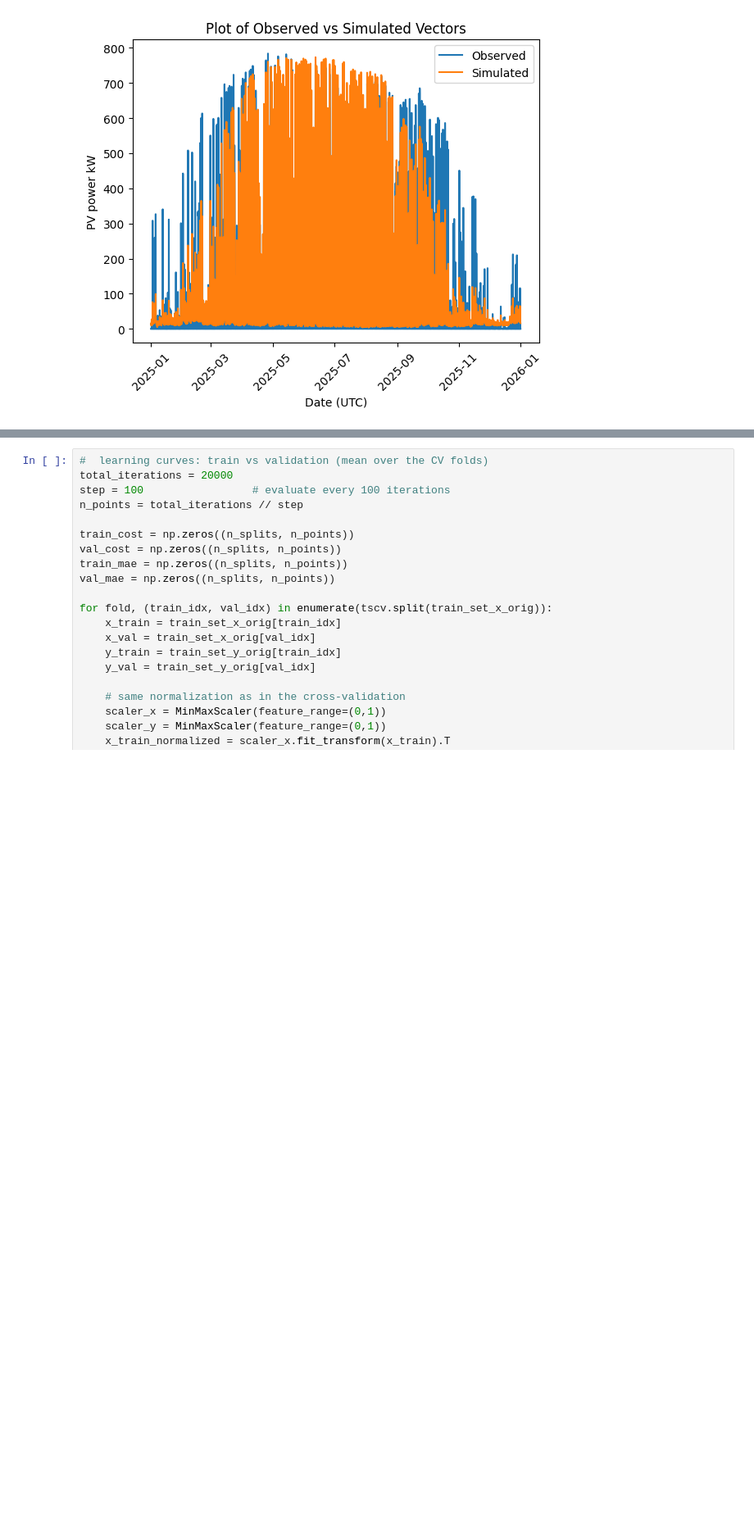
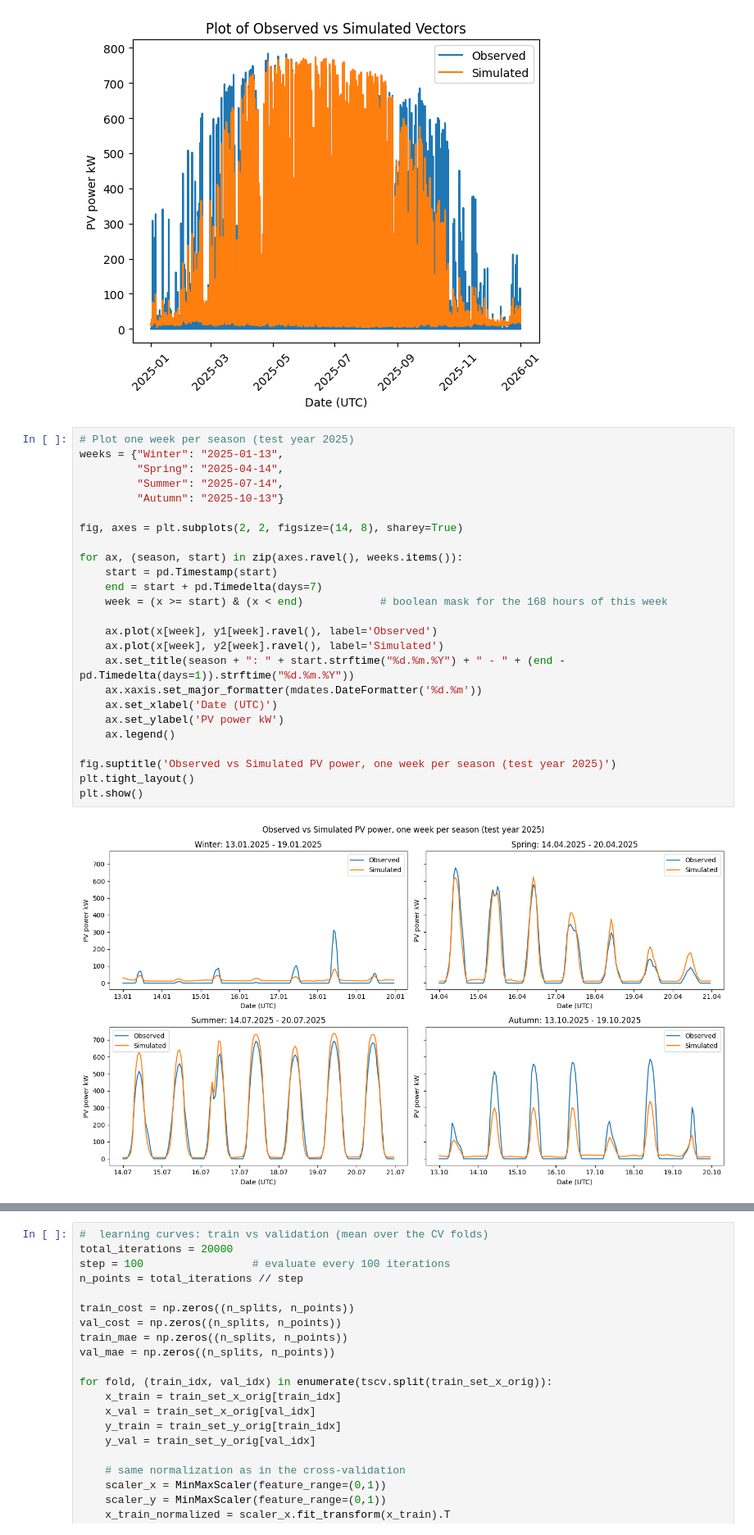
Before and after one commit to Natha-tc/MJ2507-AI-Project---Solar, a Jupyter notebook: 01_Logistic_Regression.ipynb, the cells around one changed output, grey strips where cells are left out. Shown at 82% size. Drawn from its saved outputs; the diff is of its cells as text; blank space fills up the shorter version.

```diff
--- a/01_Logistic_Regression.ipynb
+++ b/01_Logistic_Regression.ipynb
@@ -482,5 +473,32 @@ plt.xticks(rotation=45)
 plt.show()
 # %% [output]
 [figure]
+# %%
+# Plot one week per season (test year 2025)
+weeks = {"Winter": "2025-01-13",
+         "Spring": "2025-04-14",
+         "Summer": "2025-07-14",
+         "Autumn": "2025-10-13"}
+
+fig, axes = plt.subplots(2, 2, figsize=(14, 8), sharey=True)
+
+for ax, (season, start) in zip(axes.ravel(), weeks.items()):
+    start = pd.Timestamp(start)
+    end = start + pd.Timedelta(days=7)
+    week = (x >= start) & (x < end)            # boolean mask for the 168 hours of this week
+
+    ax.plot(x[week], y1[week].ravel(), label='Observed')
+    ax.plot(x[week], y2[week].ravel(), label='Simulated')
+    ax.set_title(season + ": " + start.strftime("%d.%m.%Y") + " - " + (end - pd.Timedelta(days=1)).strftime("%d.%m.%Y"))
+    ax.xaxis.set_major_formatter(mdates.DateFormatter('%d.%m'))
+    ax.set_xlabel('Date (UTC)')
+    ax.set_ylabel('PV power kW')
+    ax.legend()
+
+fig.suptitle('Observed vs Simulated PV power, one week per season (test year 2025)')
+plt.tight_layout()
+plt.show()
+# %% [output]
+[figure, added]
 # %% [markdown]
 ## Feature Importance
```
Also changed, not shown: parts of 6 cells of this notebook, 2 other files.
